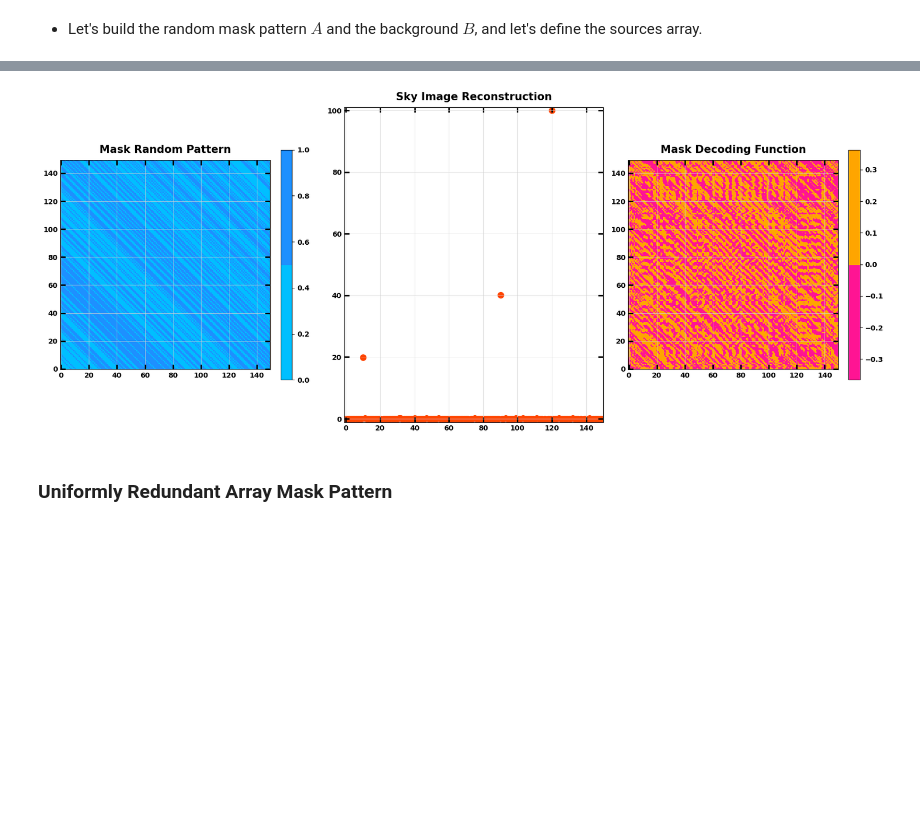
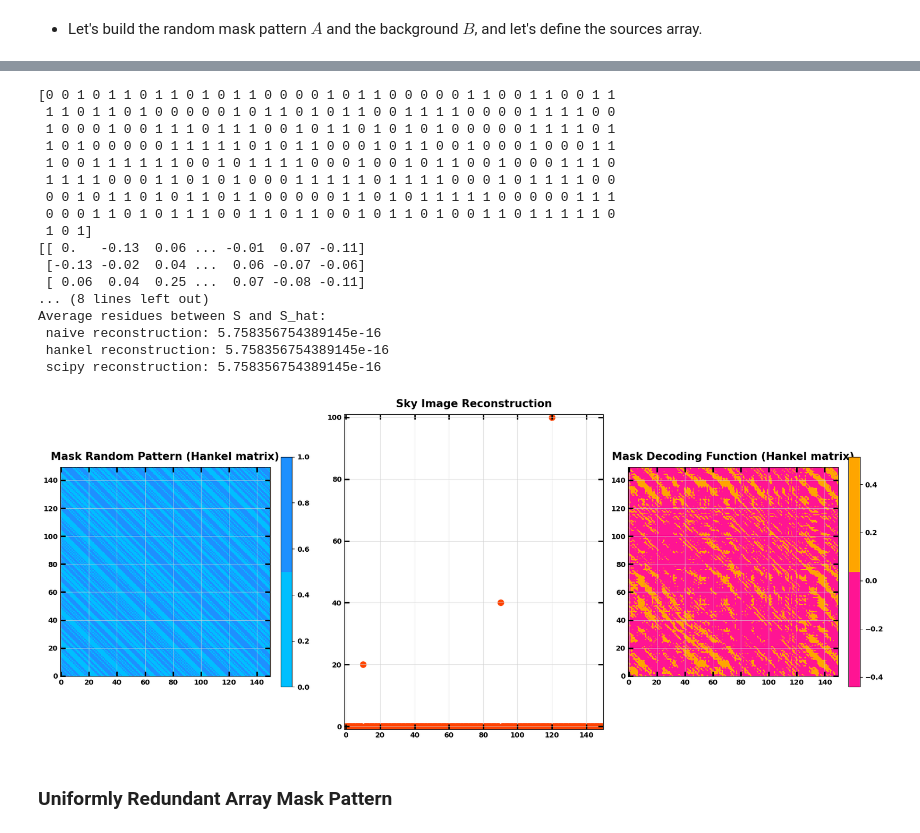
Before and after one commit to EdoardoGiancarli/Reconstruction_Masks_Test, a Jupyter notebook: Img_Reconstruction.ipynb, the cells around one changed output, grey strips where cells are left out. Saved outputs shown, nothing was run; the diff lists cells and outputs as text; code cells hidden in the pictures; blank space fills up the shorter version.

```diff
--- a/Img_Reconstruction.ipynb
+++ b/Img_Reconstruction.ipynb
@@ -138,7 +138,9 @@ def decoding_function(A: c.Sequence, mask_pattern: str):
 
     if mask_pattern == 'random':
         cut = (len(A) + 1)//2
-        return np.linalg.inv(hankel(A[:cut], A[-cut:]))
+        g = np.linalg.inv(hankel(A[:cut], A[-cut:]))
+        print(g)
+        return g
 
     elif mask_pattern == 'ura':
         cut = (len(A) - 1)//4
@@ -222,9 +224,9 @@ mpl.rcParams.update(params)
 plt.rcParams["axes.prop_cycle"] = plt.cycler("color", plt.cm.turbo_r(np.linspace(0,1,5)))
 
 
-def plotmultiple(plot_type: list[str], plot_input: list[c.Sequence], title: list[str],
-                 xlabel: list[str] = None, ylabel: list[str] = None,
-                 cbarcmap: list = None, cbarlabel: list[str] = None) -> None:
+def plot(plot_type: list[str], plot_input: list[c.Sequence], title: list[str],
+         xlabel: list[str] = None, ylabel: list[str] = None,
+         cbarcmap: list = None, cbarlabel: list[str] = None) -> None:
     """
     Plot(s) of the input array(s) (1D as sequences or 2D as images).
     ------------------------------------------------------------
@@ -342,25 +372,44 @@ def random_mask(N: int, hankel_array: bool = False) -> c.Sequence:
 # %%
 # sky image reconstruction with random mask pattern
 L = 150                                             # detector elements
 A = random_mask(L, False)                            # random-based coded mask sequence
 
 S = np.array([0]*L)                                 # sources array with intensities S_j
 S[10], S[90], S[120] = 20, 40, 100
 
-D = detector_image(A, S, True, 'scipy')             # detector image with detector background
+D = detector_image(A, S, False, 'scipy')             # detector image with detector background
 
 G = decoding_function(A, 'random')                  # mask decoding function
 
 S_hat = sky_image_reconstruction(G, D, 'random')    # reconstructed sky image
 
+reconstruction_test(G, D, S, 'random')
+
 
 S, S_hat, S_hat[10], S_hat[90], S_hat[120]
 
-plotmultiple(['image', 'sequence', 'image'], [hankel(A[:L], A[-L:]), S_hat, G],
-             ["Mask Random Pattern", "Sky Image Reconstruction", "Mask Decoding Function"],
-             cbarcmap=[ListedColormap(["DeepSkyBlue", "DodgerBlue"]), None, ListedColormap(["DeepPink", "Orange"])])
+plot(['image', 'sequence', 'image'], [hankel(A[:L], A[-L:]), S_hat, G],
+     ["Mask Random Pattern (Hankel matrix)", "Sky Image Reconstruction", "Mask Decoding Function (Hankel matrix)"],
+     cbarcmap=[ListedColormap(["DeepSkyBlue", "DodgerBlue"]), None, ListedColormap(["DeepPink", "Orange"])])
 # %% [output]
+[0 0 1 0 1 1 0 1 1 0 1 0 1 1 0 0 0 0 1 0 1 1 0 0 0 0 0 1 1 0 0 1 1 0 0 1 1
+ 1 1 0 1 1 0 1 0 0 0 0 0 1 0 1 1 0 1 0 1 1 0 0 1 1 1 1 0 0 0 0 1 1 1 1 0 0
+ 1 0 0 0 1 0 0 1 1 1 0 1 1 1 0 0 1 0 1 1 0 1 0 1 0 1 0 0 0 0 0 1 1 1 1 0 1
+ 1 0 1 0 0 0 0 0 1 1 1 1 1 0 1 0 1 1 0 0 0 1 0 1 1 0 0 1 0 0 0 1 0 0 0 1 1
+ 1 0 0 1 1 1 1 1 1 0 0 1 0 1 1 1 1 0 0 0 1 0 0 1 0 1 1 0 0 1 0 0 0 1 1 1 0
+ 1 1 1 1 0 0 0 1 1 0 1 0 1 0 0 0 1 1 1 1 1 0 1 1 1 1 0 0 0 1 0 1 1 1 1 0 0
+ 0 0 1 0 1 1 0 1 0 1 1 0 1 1 0 0 0 0 0 1 1 0 1 0 1 1 1 1 1 0 0 0 0 0 1 1 1
+ 0 0 0 1 1 0 1 0 1 1 1 0 0 1 1 0 1 1 0 0 1 0 1 1 0 1 0 0 1 1 0 1 1 1 1 1 0
+ 1 0 1]
+[[ 0.   -0.13  0.06 ... -0.01  0.07 -0.11]
+ [-0.13 -0.02  0.04 ...  0.06 -0.07 -0.06]
+ [ 0.06  0.04  0.25 ...  0.07 -0.08 -0.11]
+... (8 lines left out)
+Average residues between S and S_hat:
+ naive reconstruction: 5.758356754389145e-16
+ hankel reconstruction: 5.758356754389145e-16
+ scipy reconstruction: 5.758356754389145e-16
-[figure, old version]
+[figure, new version]
 # %% [markdown]
 ### **Uniformly Redundant Array Mask Pattern**
 # %% [markdown]
```
Also changed, not shown: parts of 4 cells of this notebook.
